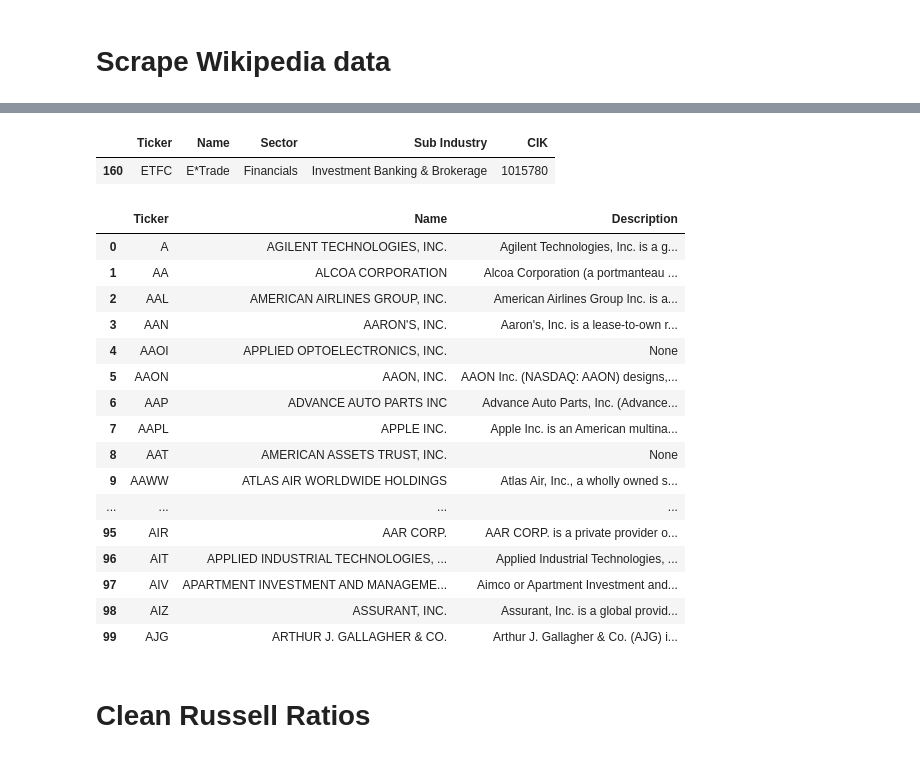
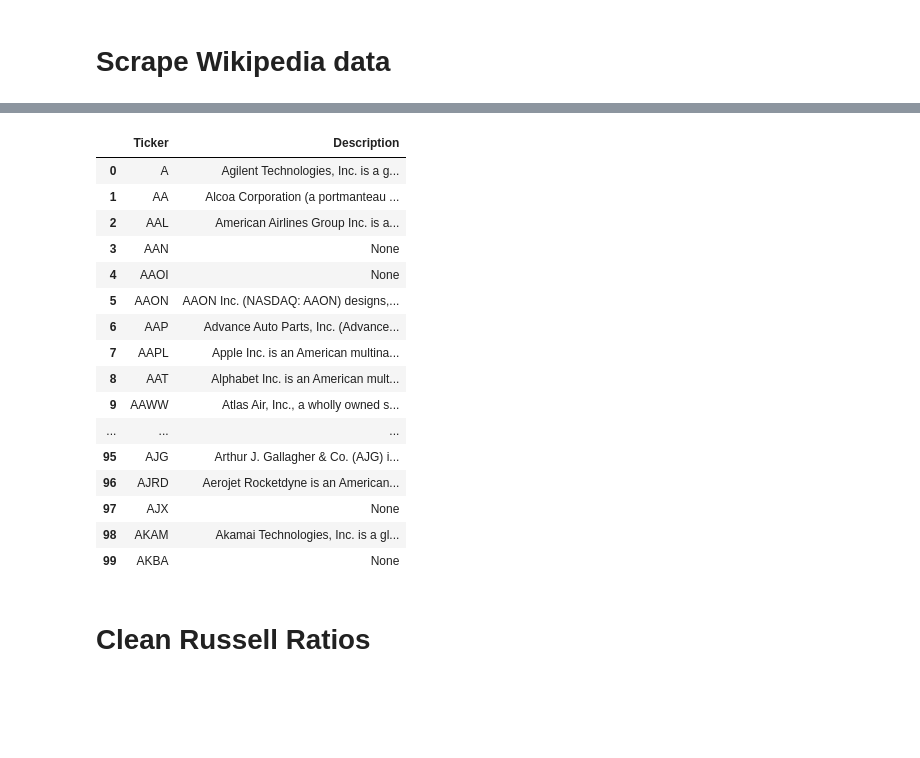
Before and after one commit to Sivalavida/Text-based-Industry-Classification, a Jupyter notebook: Data Extraction and Preparation.ipynb, the cells around one changed output, grey strips where cells are left out. Saved outputs shown, nothing was run; the diff lists cells and outputs as text; code cells hidden in the pictures; blank space fills up the shorter version.

```diff
--- a/Data Extraction and Preparation.ipynb
+++ b/Data Extraction and Preparation.ipynb
@@ -856,7 +621,8 @@ def get_wiki_details(cpy):
         title = p.title
         title_list = re.sub('[^a-zA-Z0-9]', ' ', title).lower().split()
         cpy_list = re.sub('[^a-zA-Z0-9]', ' ', cpy).lower().split()
-        if not [word for word in cpy_list if word in title_list]:
+        common_words_list = [word for word in cpy_list if word in title_list]
+        if not common_words_list:
             summary = p.summary
             summary_list = re.sub('[^a-zA-Z0-9]', ' ', summary).lower().split()
             if not [word for word in cpy_list if word in summary_list]:
@@ -865,6 +631,7 @@ def get_wiki_details(cpy):
     except:
         print('no wiki result: %s'%cpy)
         return return_for_invalid_entry
-    return [p.summary]
+    desc = p.summary.strip().replace('\n', ' ')
+    return [desc]
 # %%
 # Test
@@ -895,4 +640,4 @@ russell_tickernames_df
 # %%
-ticker_df = russell_tickers_df.reset_index(drop=True)
-wiki_desc_list = [get_wiki_details(cpy) for cpy in tqdm(ticker_df.Name)]
+wiki_tickers_df = russell_tickers_df
+wiki_desc_list = [get_wiki_details(cpy) for cpy in tqdm(wiki_tickers_df.Name)]
 # %% [output]
@@ -956,28 +689,22 @@ russell:
-# %%
-snp_tickers_df[snp_tickers_df.Name =='E*Trade']
-# %% [output]
-|  | Ticker | Name | Sector | Sub Industry | CIK |
-| 160 | ETFC | E*Trade | Financials | Investment Banking & Brokerage | 1015780 |
 # %%
-desc_wiki_df = pd.concat([ticker_df[['Ticker', 'Name']], pd.DataFrame(wiki_desc_list, columns=['Description'])], axis=1)
-# desc_wiki_df = desc_wiki_df.dropna().reset_index(drop=True)
+desc_wiki_df = pd.concat([wiki_tickers_df[['Ticker']], pd.DataFrame(wiki_desc_list, columns=['Description'])], axis=1)
 desc_wiki_df.head(100)
 # %% [output]
-|  | Ticker | Name | Description |
-| 0 | A | AGILENT TECHNOLOGIES, INC. | Agilent Technologies, Inc. is a g... |
-| 1 | AA | ALCOA CORPORATION | Alcoa Corporation (a portmanteau ... |
-| 2 | AAL | AMERICAN AIRLINES GROUP, INC. | American Airlines Group Inc. is a... |
-| 3 | AAN | AARON'S, INC. | Aaron's, Inc. is a lease-to-own r... |
-| 4 | AAOI | APPLIED OPTOELECTRONICS, INC. | None |
-| 5 | AAON | AAON, INC. | AAON Inc. (NASDAQ: AAON) designs,... |
-| 6 | AAP | ADVANCE AUTO PARTS INC | Advance Auto Parts, Inc. (Advance... |
-| 7 | AAPL | APPLE INC. | Apple Inc. is an American multina... |
-| 8 | AAT | AMERICAN ASSETS TRUST, INC. | None |
-| 9 | AAWW | ATLAS AIR WORLDWIDE HOLDINGS | Atlas Air, Inc., a wholly owned s... |
-| ... | ... | ... | ... |
-| 95 | AIR | AAR CORP. | AAR CORP. is a private provider o... |
-| 96 | AIT | APPLIED INDUSTRIAL TECHNOLOGIES, ... | Applied Industrial Technologies, ... |
-| 97 | AIV | APARTMENT INVESTMENT AND MANAGEME... | Aimco or Apartment Investment and... |
-| 98 | AIZ | ASSURANT, INC. | Assurant, Inc. is a global provid... |
-| 99 | AJG | ARTHUR J. GALLAGHER & CO. | Arthur J. Gallagher & Co. (AJG) i... |
+|  | Ticker | Description |
+| 0 | A | Agilent Technologies, Inc. is a g... |
+| 1 | AA | Alcoa Corporation (a portmanteau ... |
+| 2 | AAL | American Airlines Group Inc. is a... |
+| 3 | AAN | None |
+| 4 | AAOI | None |
+| 5 | AAON | AAON Inc. (NASDAQ: AAON) designs,... |
+| 6 | AAP | Advance Auto Parts, Inc. (Advance... |
+| 7 | AAPL | Apple Inc. is an American multina... |
+| 8 | AAT | Alphabet Inc. is an American mult... |
+| 9 | AAWW | Atlas Air, Inc., a wholly owned s... |
+| ... | ... | ... |
+| 95 | AJG | Arthur J. Gallagher & Co. (AJG) i... |
+| 96 | AJRD | Aerojet Rocketdyne is an American... |
+| 97 | AJX | None |
+| 98 | AKAM | Akamai Technologies, Inc. is a gl... |
+| 99 | AKBA | None |
 # %%
```
Also changed, not shown: parts of 39 cells of this notebook, 13 other files.
